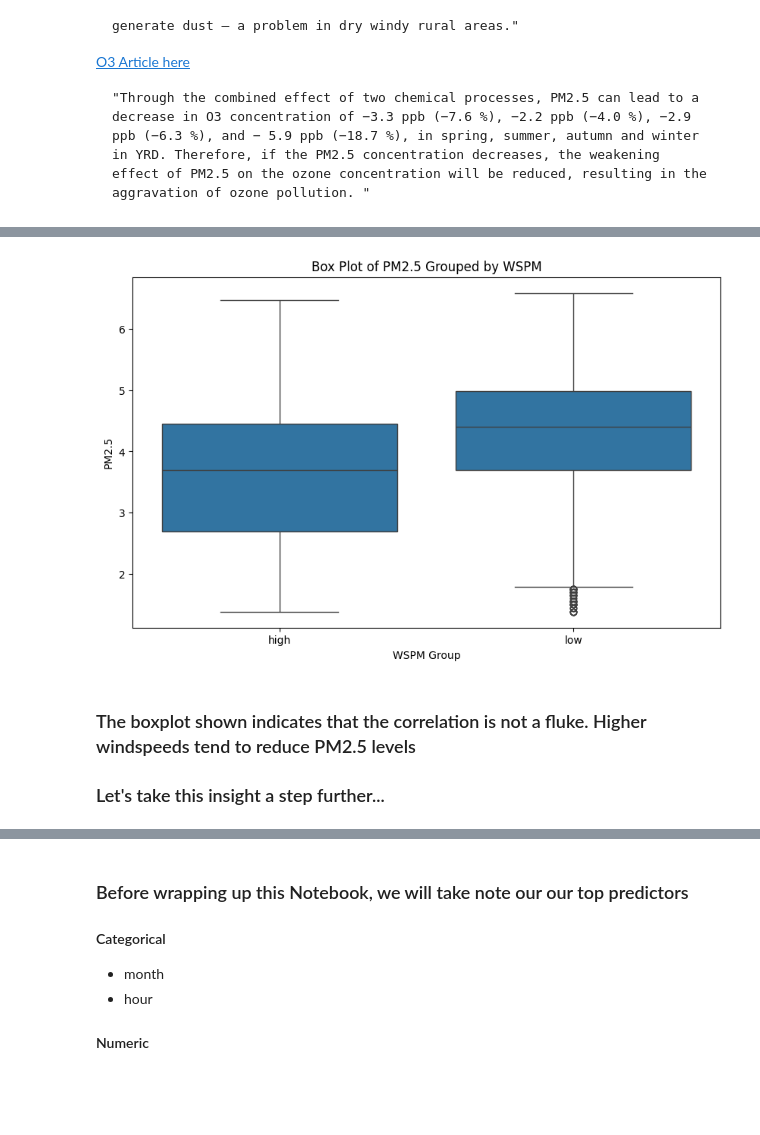
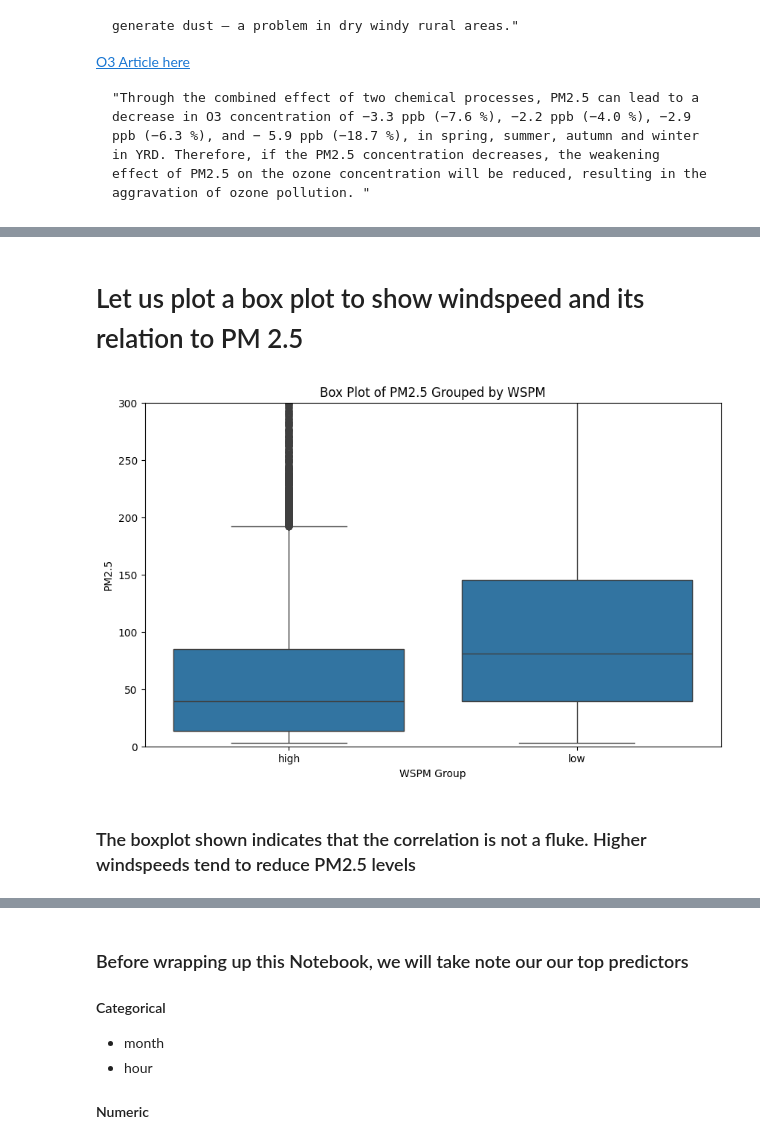
Before and after one commit to maxwellau2/SC1015MiniProject, a Jupyter notebook: EDA.ipynb, the cells around one changed output, grey strips where cells are left out. Cells and saved outputs as stored; diff of their text form; code cells hidden in the pictures; blank space fills up the shorter version.

```diff
--- a/EDA.ipynb
+++ b/EDA.ipynb
@@ -254,0 +298,3 @@ scatter_matrix_plot_seaborn(transformed_df, 'PM2.5')
+# %%
+df = pd.read_csv("data/cleaned.csv")
+df
@@ -287,3 +476,5 @@ Wind speed
+# %% [markdown]
+# Let us plot a box plot to show windspeed and its relation to PM 2.5 #
 # %%
 def group_wspm_median(wspm, median):
     if wspm <= median:
@@ -291,17 +482,17 @@ def group_wspm_median(wspm, median):
     else:
         return 'high'
 
-median_wspm = transformed_df['WSPM'].median()
-transformed_df['grouped_wspm'] = transformed_df['WSPM'].apply(lambda x: group_wspm_median(x, median_wspm))
+median_wspm = df['WSPM'].median()
+df['grouped_wspm'] = df['WSPM'].apply(lambda x: group_wspm_median(x, median_wspm))
 # %%
 plt.figure(figsize=(10, 6))
-sns.boxplot(x='grouped_wspm', y='PM2.5', data=transformed_df)
+sns.boxplot(x='grouped_wspm', y='PM2.5', data=df)
 plt.title('Box Plot of PM2.5 Grouped by WSPM')
 plt.xlabel('WSPM Group')
 plt.ylabel('PM2.5')
+plt.ylim(0, 300)  # Set y-axis limits
 plt.show()
 # %% [output]
-[figure, old version]
+[figure, new version]
 # %% [markdown]
 ### The boxplot shown indicates that the correlation is not a fluke. Higher windspeeds tend to reduce PM2.5 levels
-### Let's take this insight a step further...
```
Also changed, not shown: parts of 77 cells of this notebook, 2 other files.
